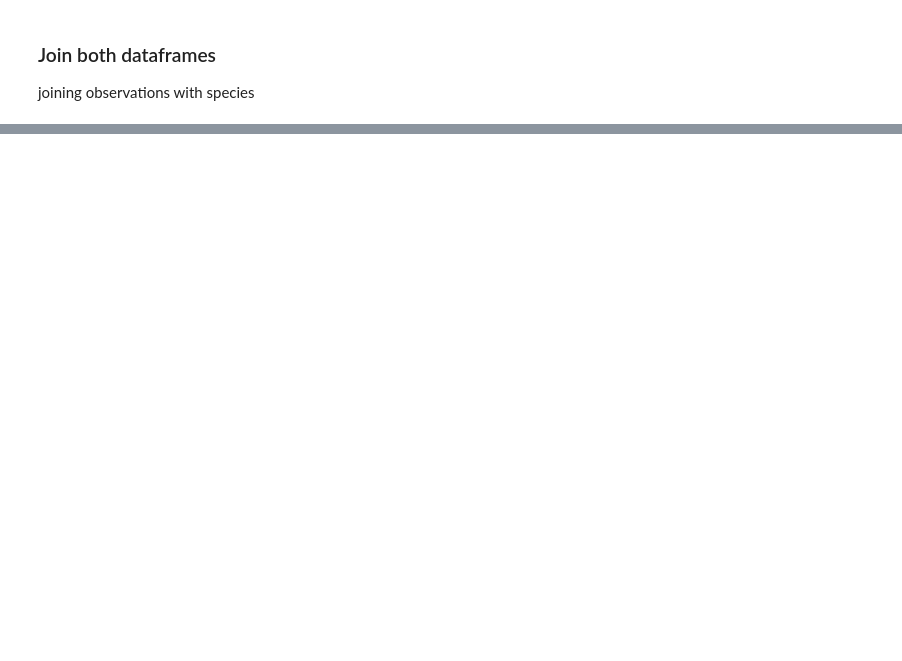
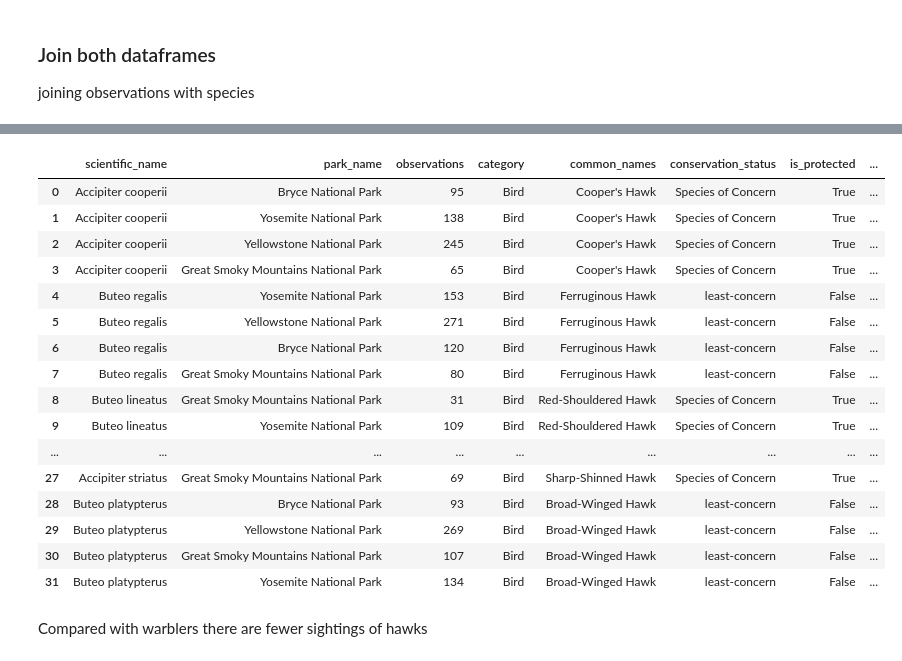
Before and after one commit to Lukas-Forst/data-analysis, a Jupyter notebook: biodiversity/biodiversity.ipynb, the cells around one changed output, grey strips where cells are left out. Cells and saved outputs as stored; diff of their text form; code cells hidden in the pictures; blank space fills up the shorter version.

```diff
--- a/biodiversity/biodiversity.ipynb
+++ b/biodiversity/biodiversity.ipynb
@@ -271,0 +560,23 @@ df_new.head()
+# %%
+hawk_observations = observations.merge(species[(species.is_hawk) & (species.category=="Bird")])
+hawk_observations
+# %% [output]
+|  | scientific_name | park_name | observations | category | common_names | conservation_status | is_protected | ... |
+| 0 | Accipiter cooperii | Bryce National Park | 95 | Bird | Cooper's Hawk | Species of Concern | True | ... |
+| 1 | Accipiter cooperii | Yosemite National Park | 138 | Bird | Cooper's Hawk | Species of Concern | True | ... |
+| 2 | Accipiter cooperii | Yellowstone National Park | 245 | Bird | Cooper's Hawk | Species of Concern | True | ... |
+| 3 | Accipiter cooperii | Great Smoky Mountains National Park | 65 | Bird | Cooper's Hawk | Species of Concern | True | ... |
+| 4 | Buteo regalis | Yosemite National Park | 153 | Bird | Ferruginous Hawk | least-concern | False | ... |
+| 5 | Buteo regalis | Yellowstone National Park | 271 | Bird | Ferruginous Hawk | least-concern | False | ... |
+| 6 | Buteo regalis | Bryce National Park | 120 | Bird | Ferruginous Hawk | least-concern | False | ... |
+| 7 | Buteo regalis | Great Smoky Mountains National Park | 80 | Bird | Ferruginous Hawk | least-concern | False | ... |
+| 8 | Buteo lineatus | Great Smoky Mountains National Park | 31 | Bird | Red-Shouldered Hawk | Species of Concern | True | ... |
+| 9 | Buteo lineatus | Yosemite National Park | 109 | Bird | Red-Shouldered Hawk | Species of Concern | True | ... |
+| ... | ... | ... | ... | ... | ... | ... | ... | ... |
+| 27 | Accipiter striatus | Great Smoky Mountains National Park | 69 | Bird | Sharp-Shinned Hawk | Species of Concern | True | ... |
+| 28 | Buteo platypterus | Bryce National Park | 93 | Bird | Broad-Winged Hawk | least-concern | False | ... |
+| 29 | Buteo platypterus | Yellowstone National Park | 269 | Bird | Broad-Winged Hawk | least-concern | False | ... |
+| 30 | Buteo platypterus | Great Smoky Mountains National Park | 107 | Bird | Broad-Winged Hawk | least-concern | False | ... |
+| 31 | Buteo platypterus | Yosemite National Park | 134 | Bird | Broad-Winged Hawk | least-concern | False | ... |
+# %% [markdown]
+Compared with warblers there are fewer sightings of hawks
```
Also changed, not shown: parts of 41 cells of this notebook.
